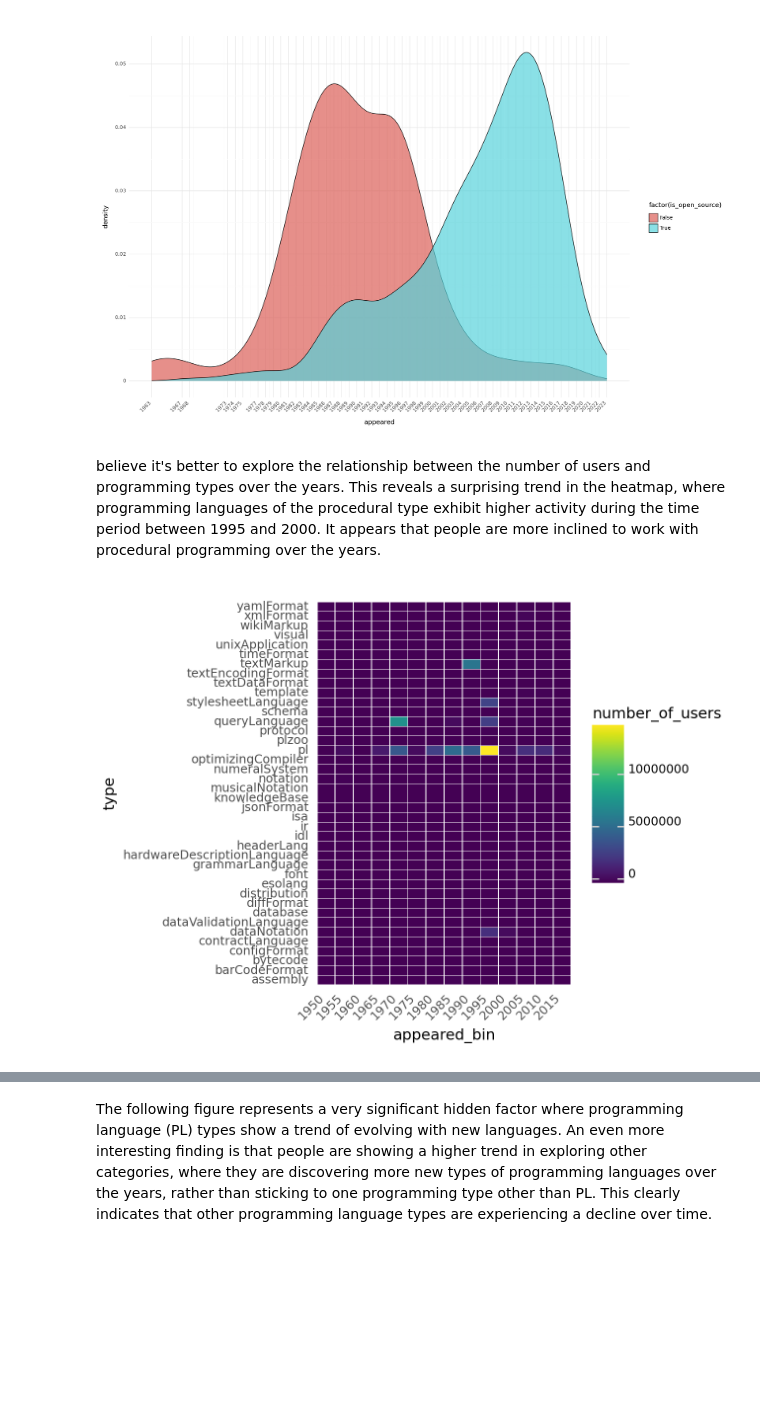
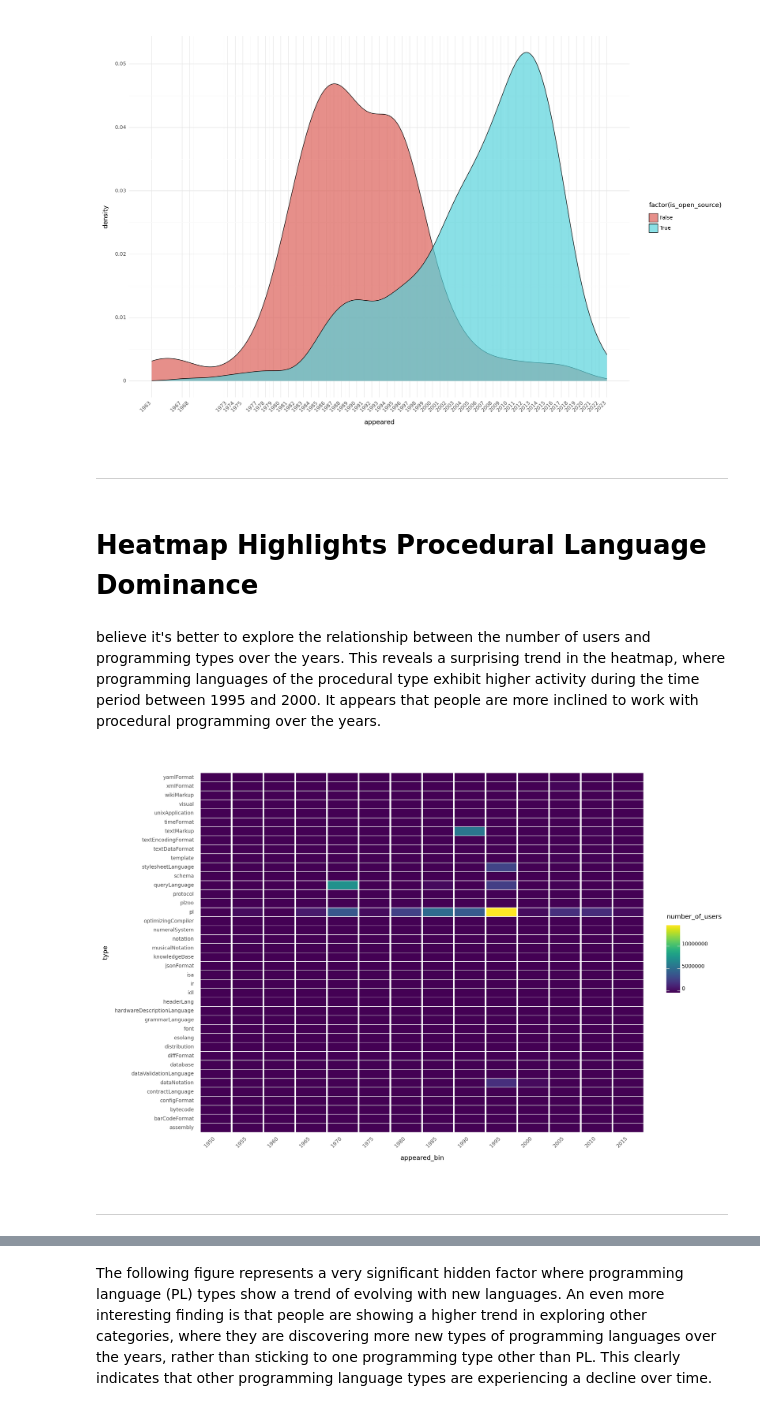
Before and after one commit to madhumsc/TidyTuesday, a Jupyter notebook: final/final.ipynb, the cells around one changed output, grey strips where cells are left out. Drawn from its saved outputs; the diff is of its cells as text; code cells hidden in the pictures; blank space fills up the shorter version.

```diff
--- a/final/final.ipynb
+++ b/final/final.ipynb
@@ -97,36 +111,46 @@ plot = (
 print(plot)
 # %% [output]
 [figure]
+# %% [markdown]
+---
+# %% [markdown]
+# Heatmap Highlights Procedural Language Dominance
 # %% [markdown]
  believe it's better to explore the relationship between the number of users and programming types over the years. This reveals a surprising trend in the heatmap, where programming languages of the procedural type exhibit higher activity during the time period between 1995 and 2000. It appears that people are more inclined to work with procedural programming over the years.
 # %%
+from plotnine import ggplot, aes, geom_tile, theme, element_text, element_blank, element_rect,geom_bar,ggplot, aes, geom_bar, labs, theme
+import pandas as pd
+
+url="https://raw.githubusercontent.com/rfordatascience/tidytuesday/master/data/2023/2023-03-21/languages.csv"
 heatmap_df = pd.read_csv(url)
 
 # Convert 'number_of_users' to numeric (if it's not already)
 heatmap_df['number_of_users'] = pd.to_numeric(heatmap_df['number_of_users'], errors='coerce')
 
 # Bin the 'appeared' column by 5 years
 heatmap_df['appeared_bin'] = pd.cut(heatmap_df['appeared'], bins=range(1950, 2025, 5), right=False, labels=range(1950, 2020, 5))
 
 # Aggregate 'number_of_users' within each bin
 heatmap_df_agg = heatmap_df.groupby(['appeared_bin', 'type'], as_index=False)['number_of_users'].sum()
 
 # Convert 'appeared_bin' to string type and fill NaN values with a placeholder
 heatmap_df_agg['appeared_bin'] = heatmap_df_agg['appeared_bin'].astype(str).fillna('NaN')
 
 # Create the annotated heatmap
 annotated_heatmap = (
     ggplot(heatmap_df_agg, aes(x='appeared_bin', y='type', fill='number_of_users')) +
     geom_tile(aes(width=0.95, height=0.95)) +
     theme(
         axis_ticks=element_blank(),
         panel_background=element_rect(fill='white'),
         axis_text_x=element_text(angle=45, hjust=1),  # Adjust the angle as needed
-
+        figure_size=(15, 10)
     )
 )
 
 # Show plot
 print(annotated_heatmap)
 # %% [output]
-[figure, old version]
+[figure, new version]
+# %% [markdown]
+---
```
Also changed, not shown: parts of 10 cells of this notebook.
